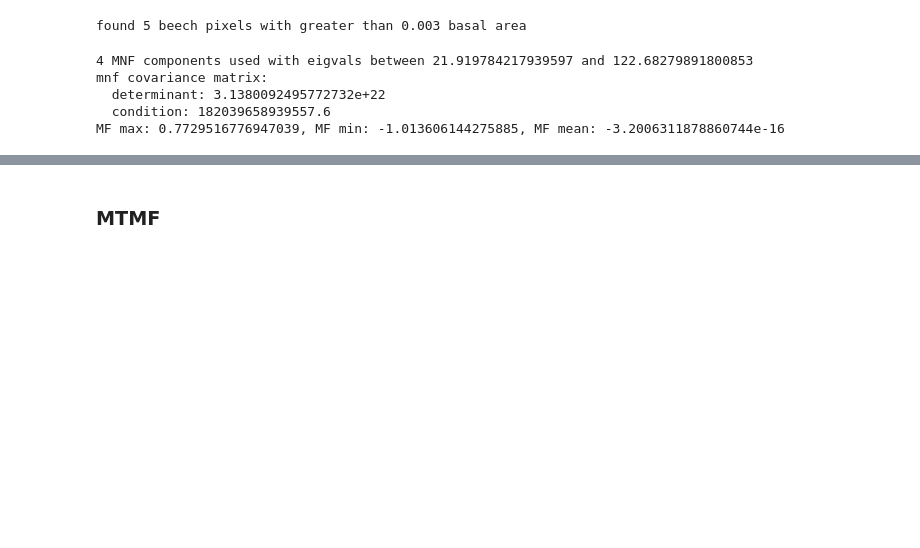
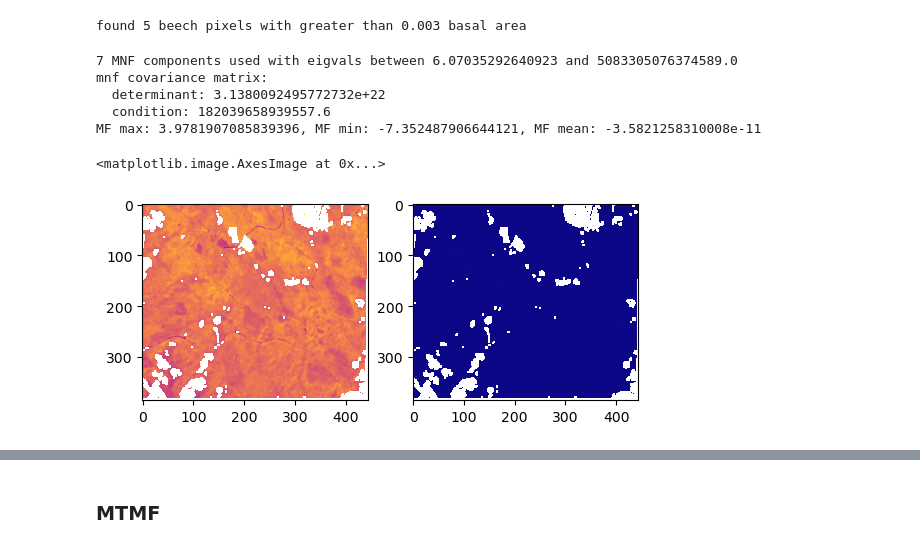
Before and after one commit to rosehanuy/beech-catskills, a Jupyter notebook: data_stack.ipynb, the cells around one changed output, grey strips where cells are left out. Drawn from its saved outputs; the diff is of its cells as text; code cells hidden in the pictures; blank space fills up the shorter version.

```diff
--- a/data_stack.ipynb
+++ b/data_stack.ipynb
@@ -598,7 +847,7 @@ def replace_na_and_reshape(data_2d,final_data,indices):
 
 
 ###### apply matched filter algorithm ###########
-t = 20 # threshold for eigenvalues
+t = 5 # threshold for eigenvalues
 n, eigvals = get_num_high_signal_components(mnf_components,t)
 mnf = mnf_components[:n,:,:]
 print(f'{n} MNF components used with eigvals between {np.min(eigvals[eigvals>=t])} and {np.max(eigvals[eigvals>=t])}')
@@ -633,11 +882,11 @@ matched_filter = replace_na_and_reshape(mnf_2d,Y,na_indices)
 
 print(f'MF max: {np.nanmax(matched_filter)}, MF min: {np.nanmin(matched_filter)}, MF mean: {np.nanmean(matched_filter)}')
 # %% [output]
-4 MNF components used with eigvals between 21.919784217939597 and 122.68279891800853
+7 MNF components used with eigvals between 6.07035292640923 and 5083305076374589.0
 mnf covariance matrix:
   determinant: 3.1380092495772732e+22
   condition: 182039658939557.6
-MF max: 0.7729516776947039, MF min: -1.013606144275885, MF mean: -3.2006311878860744e-16
+MF max: 3.9781907085839396, MF min: -7.352487906644121, MF mean: -3.5821258310008e-11
 # %%
 # infeasibility score
 
@@ -669,0 +921,9 @@ infeas_score = r2/s2
+# %%
+plt.figure()
+plt.subplot(1,2,1)
+plt.imshow(matched_filter,cmap='plasma')
+plt.subplot(1,2,2)
+plt.imshow(infeas_score,cmap='plasma')
+# %% [output]
+<matplotlib.image.AxesImage at 0x...>
+[figure, added]
```
Also changed, not shown: parts of 26 cells of this notebook, 8 other files.
